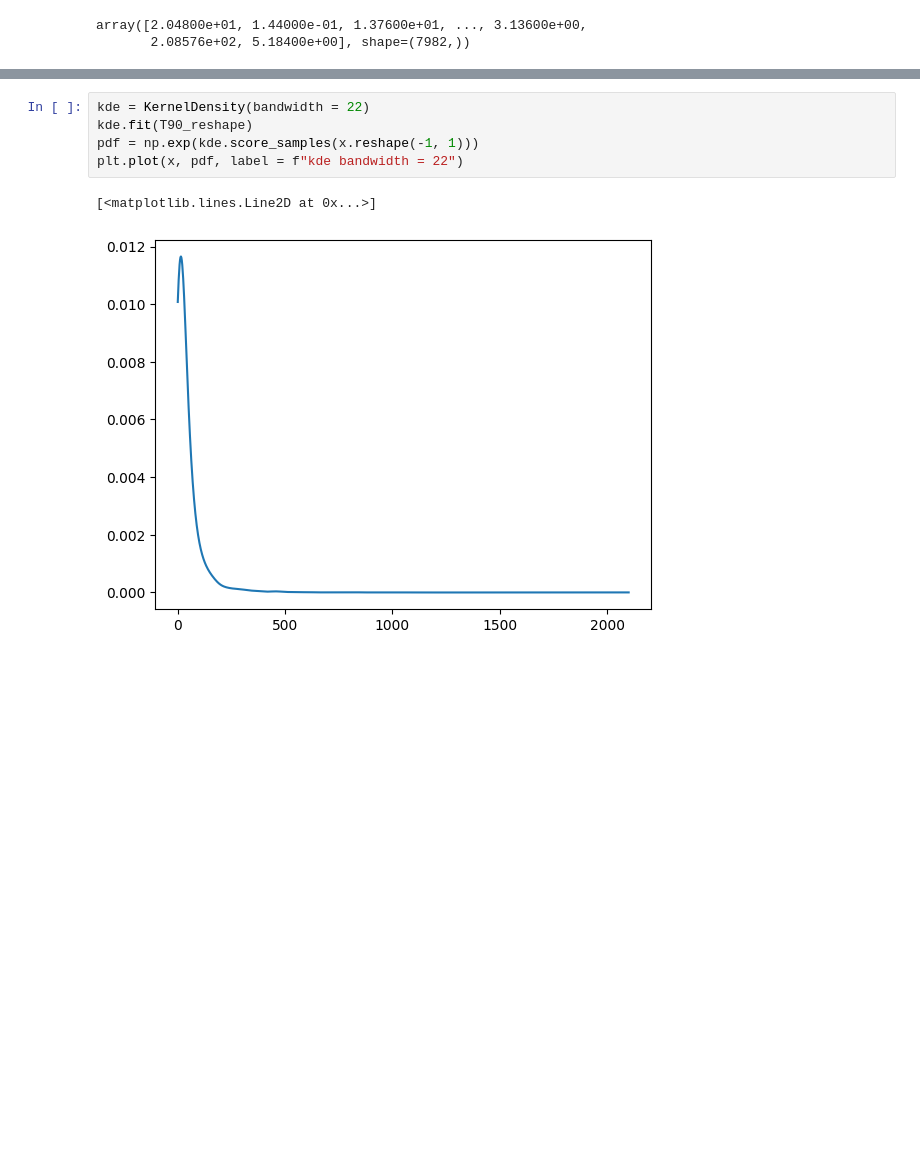
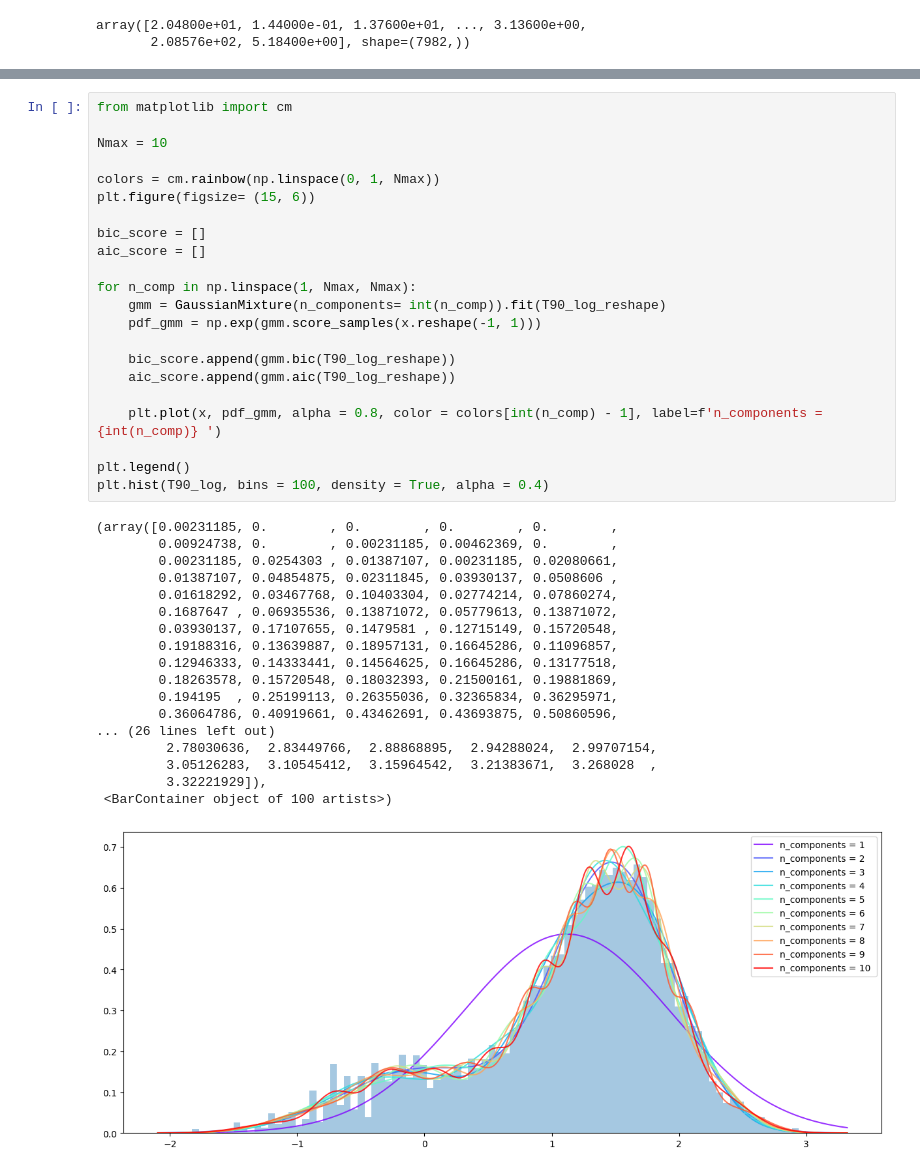
Before and after one commit to Matti-z/astrostatistics_bicocca_2026, a Jupyter notebook: working/fourteen.ipynb, the cells around one changed output, grey strips where cells are left out. Drawn from its saved outputs; the diff is of its cells as text; blank space fills up the shorter version.

```diff
--- a/working/fourteen.ipynb
+++ b/working/fourteen.ipynb
@@ -133,8 +98,41 @@ print(grid.best_params_['bandwidth'])
-# %%
-kde = KernelDensity(bandwidth = 22)
-kde.fit(T90_reshape)
-pdf = np.exp(kde.score_samples(x.reshape(-1, 1)))
-plt.plot(x, pdf, label = f"kde bandwidth = 22")
-# %% [output]
-[<matplotlib.lines.Line2D at 0x...>]
-[figure, removed]
+# %%
+from matplotlib import cm
+
+Nmax = 10
+
+colors = cm.rainbow(np.linspace(0, 1, Nmax))
+plt.figure(figsize= (15, 6))
+
+bic_score = []
+aic_score = []
+
+for n_comp in np.linspace(1, Nmax, Nmax):
+    gmm = GaussianMixture(n_components= int(n_comp)).fit(T90_log_reshape)
+    pdf_gmm = np.exp(gmm.score_samples(x.reshape(-1, 1)))
+
+    bic_score.append(gmm.bic(T90_log_reshape))
+    aic_score.append(gmm.aic(T90_log_reshape))
+
+    plt.plot(x, pdf_gmm, alpha = 0.8, color = colors[int(n_comp) - 1], label=f'n_components = {int(n_comp)} ')
+
+plt.legend()
+plt.hist(T90_log, bins = 100, density = True, alpha = 0.4)
+# %% [output]
+(array([0.00231185, 0.        , 0.        , 0.        , 0.        ,
+        0.00924738, 0.        , 0.00231185, 0.00462369, 0.        ,
+        0.00231185, 0.0254303 , 0.01387107, 0.00231185, 0.02080661,
+        0.01387107, 0.04854875, 0.02311845, 0.03930137, 0.0508606 ,
+        0.01618292, 0.03467768, 0.10403304, 0.02774214, 0.07860274,
+        0.1687647 , 0.06935536, 0.13871072, 0.05779613, 0.13871072,
+        0.03930137, 0.17107655, 0.1479581 , 0.12715149, 0.15720548,
+        0.19188316, 0.13639887, 0.18957131, 0.16645286, 0.11096857,
+        0.12946333, 0.14333441, 0.14564625, 0.16645286, 0.13177518,
+        0.18263578, 0.15720548, 0.18032393, 0.21500161, 0.19881869,
+        0.194195  , 0.25199113, 0.26355036, 0.32365834, 0.36295971,
+        0.36064786, 0.40919661, 0.43462691, 0.43693875, 0.50860596,
+... (26 lines left out)
+         2.78030636,  2.83449766,  2.88868895,  2.94288024,  2.99707154,
+         3.05126283,  3.10545412,  3.15964542,  3.21383671,  3.268028  ,
+         3.32221929]),
+ <BarContainer object of 100 artists>)
+[figure, added]
```
Also changed, not shown: parts of 12 cells of this notebook.
